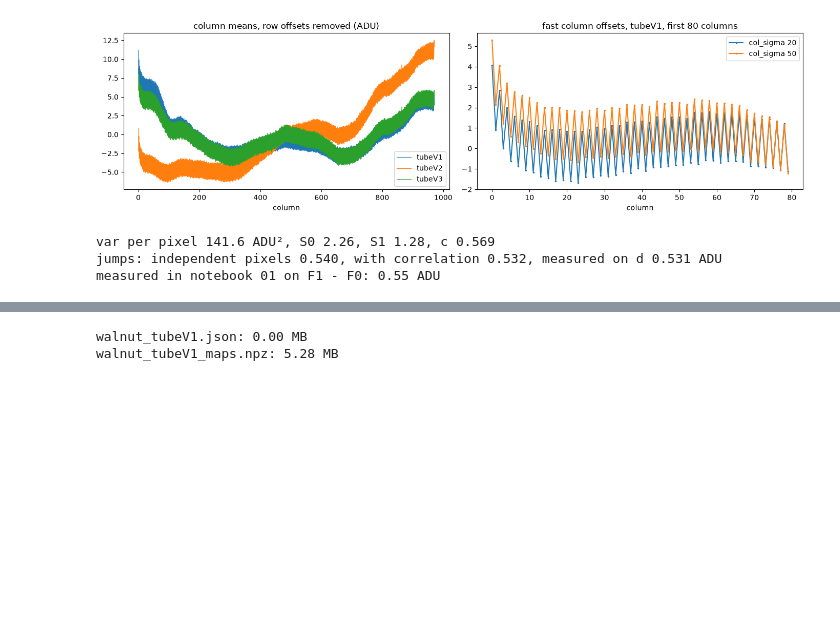
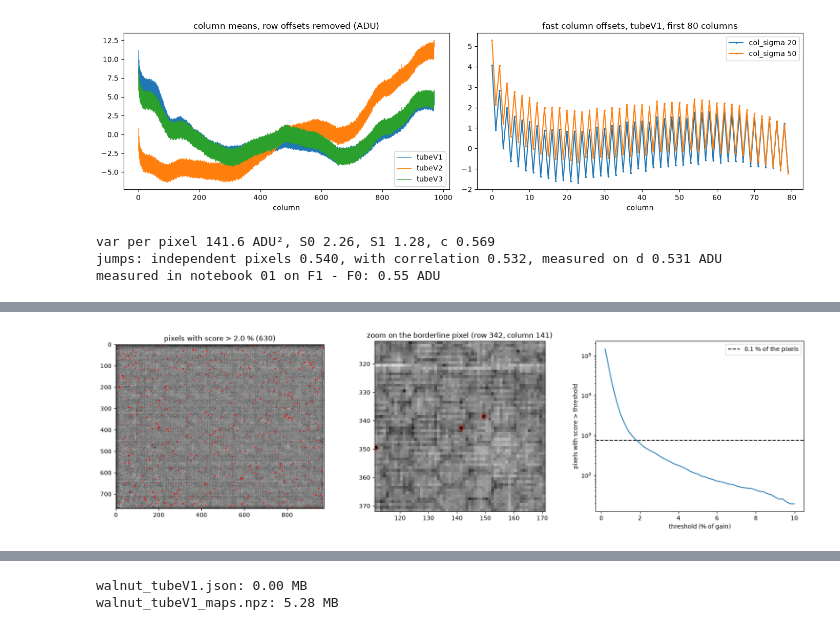
Before and after one commit to andreapasotti-eng/xray-detector-chain, a Jupyter notebook: notebooks/02_simulator_parameters.ipynb, the cells around one changed output, grey strips where cells are left out. Saved outputs shown, nothing was run; the diff lists cells and outputs as text; code cells hidden in the pictures; blank space fills up the shorter version.

```diff
--- a/notebooks/02_simulator_parameters.ipynb
+++ b/notebooks/02_simulator_parameters.ipynb
@@ -602,0 +626,15 @@ measured in notebook 01 on F1 - F0: 0.55 ADU
+# %%
+T_CLEAN = 0.02  # threshold for anomalous pixels, fraction of the gain (0.02 = 2 %)
+
+res_row = rel - median_filter(rel, size=(1, 5))  # 1 x 5 window: along the row
+res_col = rel - median_filter(rel, size=(5, 1))  # 5 x 1 window: along the column
+score = np.minimum(np.abs(res_row), np.abs(res_col))  # large only if anomalous in both directions
+
+# threshold relative to the robust spread (idea of 21/10, both directions): fails, see above
+bad_sigma = (np.abs(res_row) > 5 * spread(res_row)[1]) & (np.abs(res_col) > 5 * spread(res_col)[1])
+print(f"5 robust sigma, both directions: {bad_sigma.sum()} pixels ({100 * bad_sigma.mean():.3f} %)")
+
+# absolute threshold, as a fraction of the gain (0.01 = 1 %)
+for thr in [0.005, 0.01, 0.02, 0.03, 0.05, 0.10]:
+    n = (score > thr).sum()
+    print(f"threshold {100 * thr:4.1f} %: {n:6d} pixels ({100 * n / rel.size:.3f} %)")
@@ -602,0 +649,29 @@ measured in notebook 01 on F1 - F0: 0.55 ADU
+# %%
+flag = score > T_CLEAN
+thr_grid = np.linspace(0.002, 0.10, 50)
+counts = [(score > t).sum() for t in thr_grid]
+
+ys, xs = np.nonzero(flag)  # rows and columns of the flagged pixels
+i_min = np.argmin(score[flag])  # borderline flagged pixel: wall or defect?
+rb, cb = ys[i_min], xs[i_min]
+r0, c0 = max(rb - 30, 0), max(cb - 30, 0)
+zoom = (slice(r0, r0 + 60), slice(c0, c0 + 60))
+
+fig, ax = plt.subplots(1, 3, figsize=(17, 5))
+ax[0].imshow(100 * rel, cmap="gray", vmin=-3, vmax=3)
+ax[0].plot(xs, ys, "r.", ms=2)
+ax[0].set_title(f"pixels with score > {100 * T_CLEAN:.1f} % ({flag.sum()})")
+ax[1].imshow(100 * rel[zoom], cmap="gray", vmin=-3, vmax=3,
+             extent=[c0, c0 + 60, r0 + 60, r0])  # axis labels = real row/column numbers
+zy, zx = np.nonzero(flag[zoom])
+ax[1].plot(c0 + zx + 0.5, r0 + zy + 0.5, "ro", mfc="none", ms=8)
+ax[1].set_title(f"zoom on the borderline pixel (row {rb}, column {cb})")
+ax[2].semilogy(100 * thr_grid, counts)
+ax[2].axhline(0.001 * rel.size, color="k", ls="--", label="0.1 % of the pixels")
+ax[2].set_xlabel("threshold (% of gain)")
+ax[2].set_ylabel("pixels with score > threshold")
+ax[2].legend()
+plt.tight_layout()
+plt.show()
+# %% [output]
+[figure, added]
```
Also changed, not shown: parts of 8 cells of this notebook, 7 other files.
